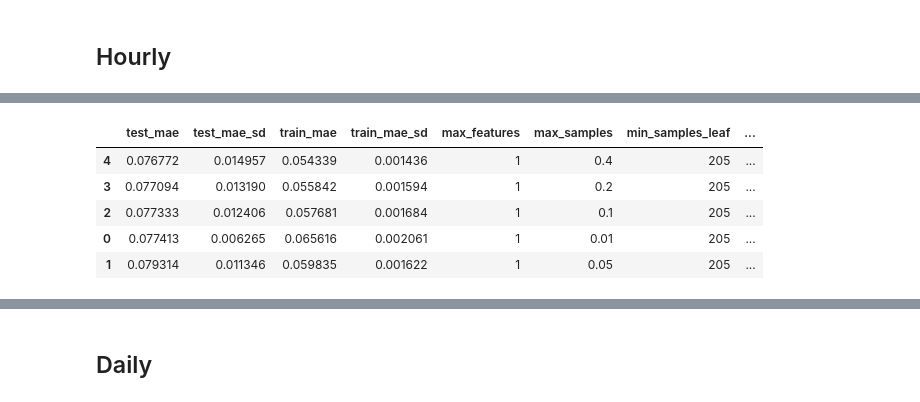
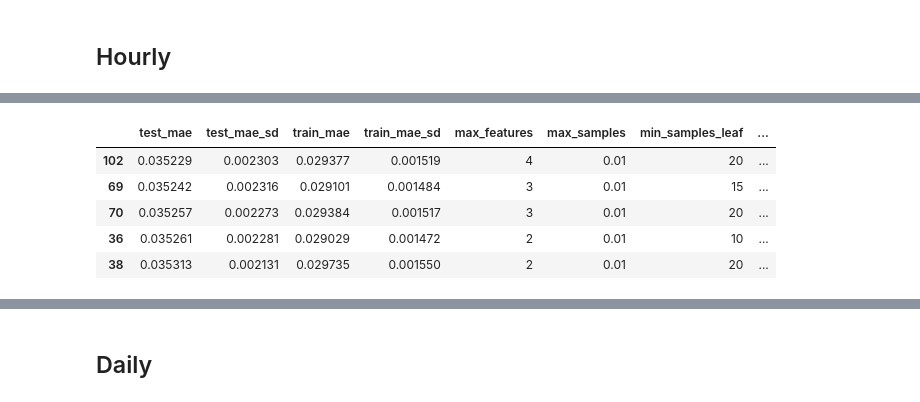
Before and after one commit to Alireza-Amani/papers_codes, a Jupyter notebook: 2_fluxnet.ipynb, the cells around one changed output, grey strips where cells are left out. Drawn from its saved outputs; the diff is of its cells as text; code cells hidden in the pictures.

```diff
--- a/2_fluxnet.ipynb
+++ b/2_fluxnet.ipynb
@@ -339,16 +338,16 @@ def tune_results(path_to_pkl, best=0, n_samples=50):
 /Users/alireza_amani/Google Drive/Papers/2_fluxnet/hourly_datasets
 # %%
 # set1
-p1 = "rf_noSMRAD_hourly_new.pkl"
+p1 = "rf_full_hourly.pkl"
 best = 0
 df, d1 = tune_results3(p1, best, 10)
 
 df.head()
 # %% [output]
 [interactive output not drawn]
 |  | test_mae | test_mae_sd | train_mae | train_mae_sd | max_features | max_samples | min_samples_leaf | ... |
-| 4 | 0.076772 | 0.014957 | 0.054339 | 0.001436 | 1 | 0.4 | 205 | ... |
-| 3 | 0.077094 | 0.013190 | 0.055842 | 0.001594 | 1 | 0.2 | 205 | ... |
-| 2 | 0.077333 | 0.012406 | 0.057681 | 0.001684 | 1 | 0.1 | 205 | ... |
-| 0 | 0.077413 | 0.006265 | 0.065616 | 0.002061 | 1 | 0.01 | 205 | ... |
-| 1 | 0.079314 | 0.011346 | 0.059835 | 0.001622 | 1 | 0.05 | 205 | ... |
+| 102 | 0.035229 | 0.002303 | 0.029377 | 0.001519 | 4 | 0.01 | 20 | ... |
+| 69 | 0.035242 | 0.002316 | 0.029101 | 0.001484 | 3 | 0.01 | 15 | ... |
+| 70 | 0.035257 | 0.002273 | 0.029384 | 0.001517 | 3 | 0.01 | 20 | ... |
+| 36 | 0.035261 | 0.002281 | 0.029029 | 0.001472 | 2 | 0.01 | 10 | ... |
+| 38 | 0.035313 | 0.002131 | 0.029735 | 0.001550 | 2 | 0.01 | 20 | ... |
```
Also changed, not shown: parts of 25 cells of this notebook.
